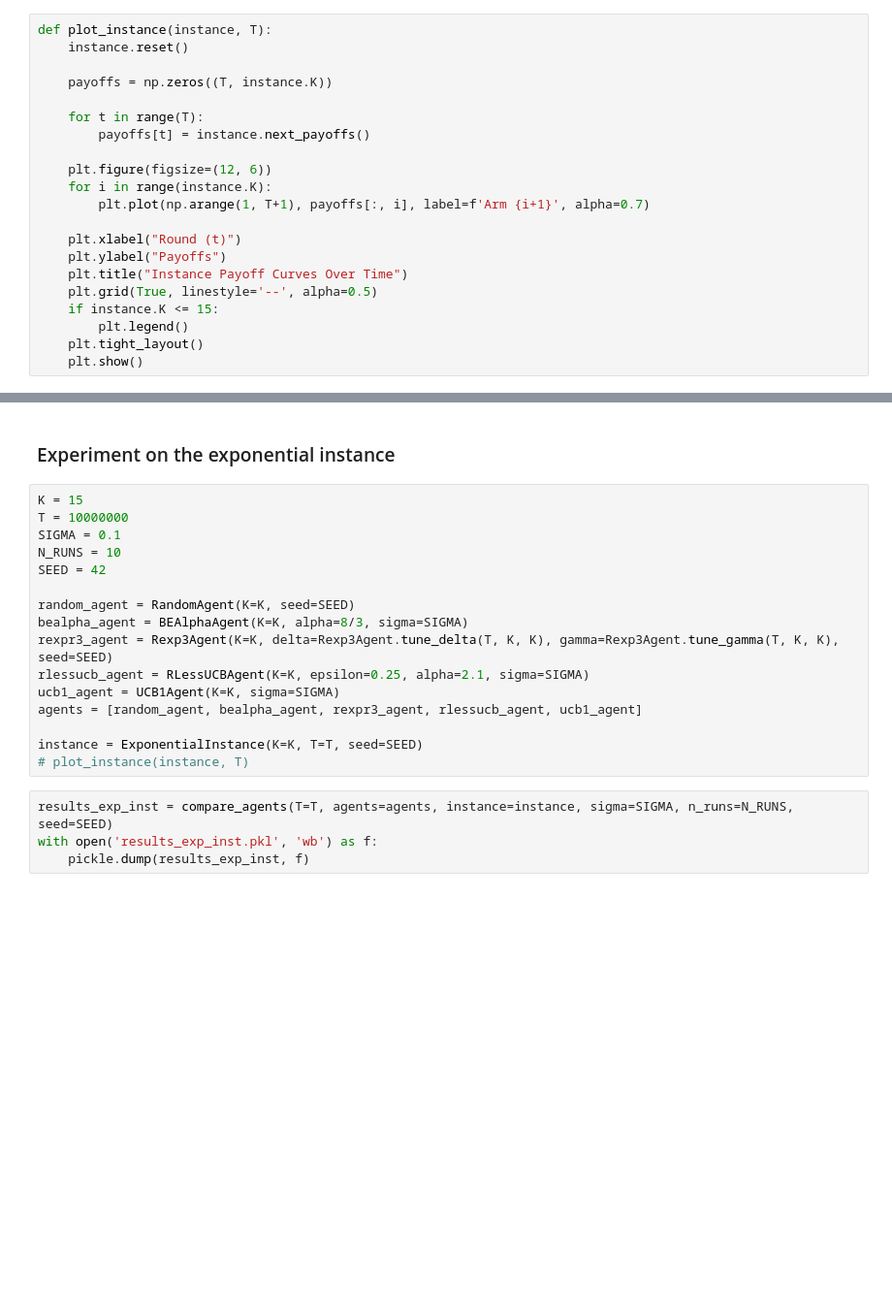
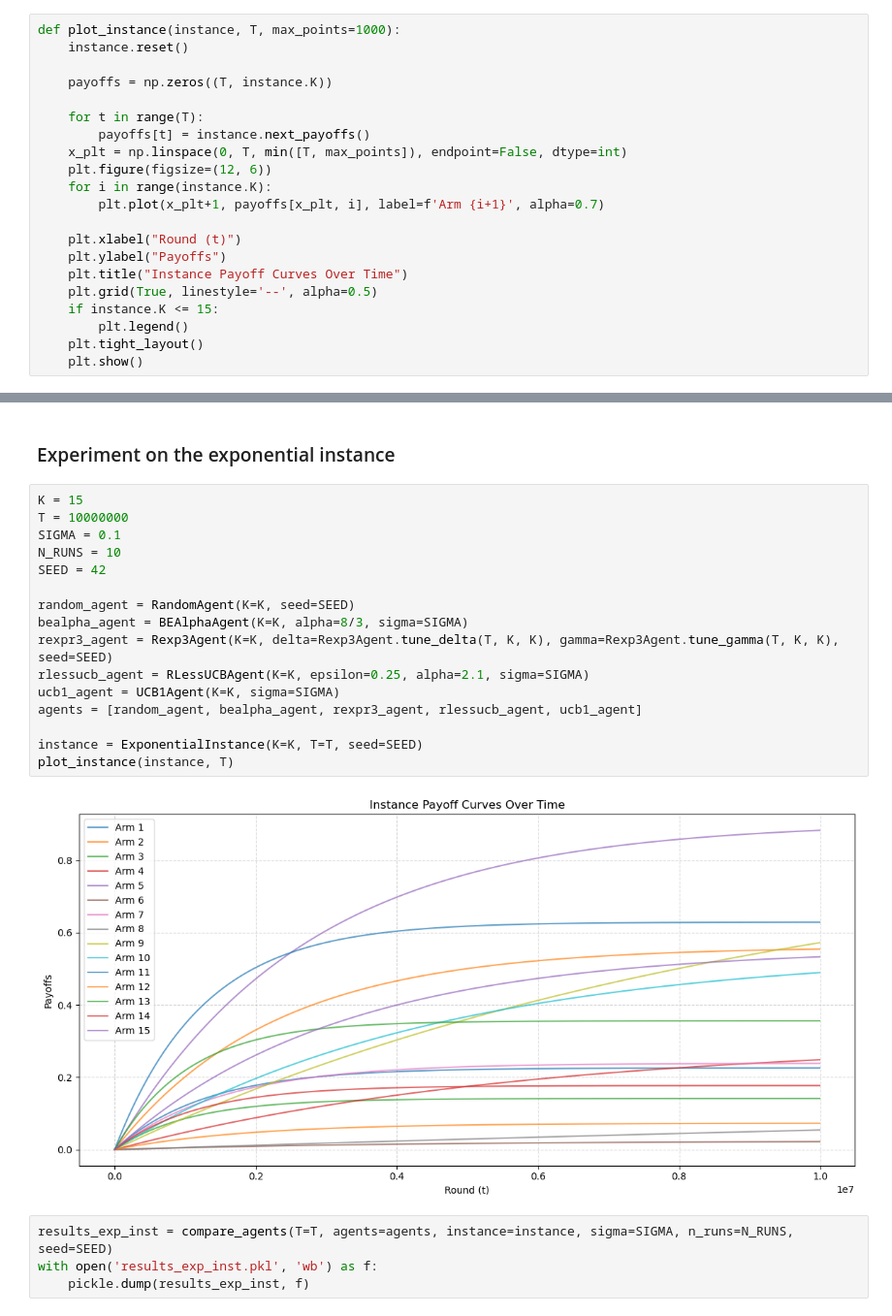
Before and after one commit to m1gwings/rcbealpha-experiments, a Jupyter notebook: bealpha-experiments.ipynb, the cells around one changed output, grey strips where cells are left out. Shown at 97% size. Cells and saved outputs as stored; diff of their text form; blank space fills up the shorter version.

Commit message:
Improve plots and add Stationary and Line Instances

```diff
--- a/bealpha-experiments.ipynb
+++ b/bealpha-experiments.ipynb
@@ -263,17 +263,17 @@ class Instance(ABC):
     def reset(self):
         pass
 # %%
-def plot_instance(instance, T):
+def plot_instance(instance, T, max_points=1000):
     instance.reset()
 
     payoffs = np.zeros((T, instance.K))
 
     for t in range(T):
         payoffs[t] = instance.next_payoffs()
-
+    x_plt = np.linspace(0, T, min([T, max_points]), endpoint=False, dtype=int)
     plt.figure(figsize=(12, 6))
     for i in range(instance.K):
-        plt.plot(np.arange(1, T+1), payoffs[:, i], label=f'Arm {i+1}', alpha=0.7)
+        plt.plot(x_plt+1, payoffs[x_plt, i], label=f'Arm {i+1}', alpha=0.7)
 
     plt.xlabel("Round (t)")
     plt.ylabel("Payoffs")
@@ -479,19 +516,21 @@ plot_comparison(results_rand_inst)
 # %%
 K = 15
 T = 10000000
 SIGMA = 0.1
 N_RUNS = 10
 SEED = 42
 
 random_agent = RandomAgent(K=K, seed=SEED)
 bealpha_agent = BEAlphaAgent(K=K, alpha=8/3, sigma=SIGMA)
 rexpr3_agent = Rexp3Agent(K=K, delta=Rexp3Agent.tune_delta(T, K, K), gamma=Rexp3Agent.tune_gamma(T, K, K), seed=SEED)
 rlessucb_agent = RLessUCBAgent(K=K, epsilon=0.25, alpha=2.1, sigma=SIGMA)
 ucb1_agent = UCB1Agent(K=K, sigma=SIGMA)
 agents = [random_agent, bealpha_agent, rexpr3_agent, rlessucb_agent, ucb1_agent]
 
 instance = ExponentialInstance(K=K, T=T, seed=SEED)
-# plot_instance(instance, T)
+plot_instance(instance, T)
+# %% [output]
+[figure, added]
 # %%
 results_exp_inst = compare_agents(T=T, agents=agents, instance=instance, sigma=SIGMA, n_runs=N_RUNS, seed=SEED)
 with open('results_exp_inst.pkl', 'wb') as f:
```
Also changed, not shown: parts of 14 cells of this notebook.
